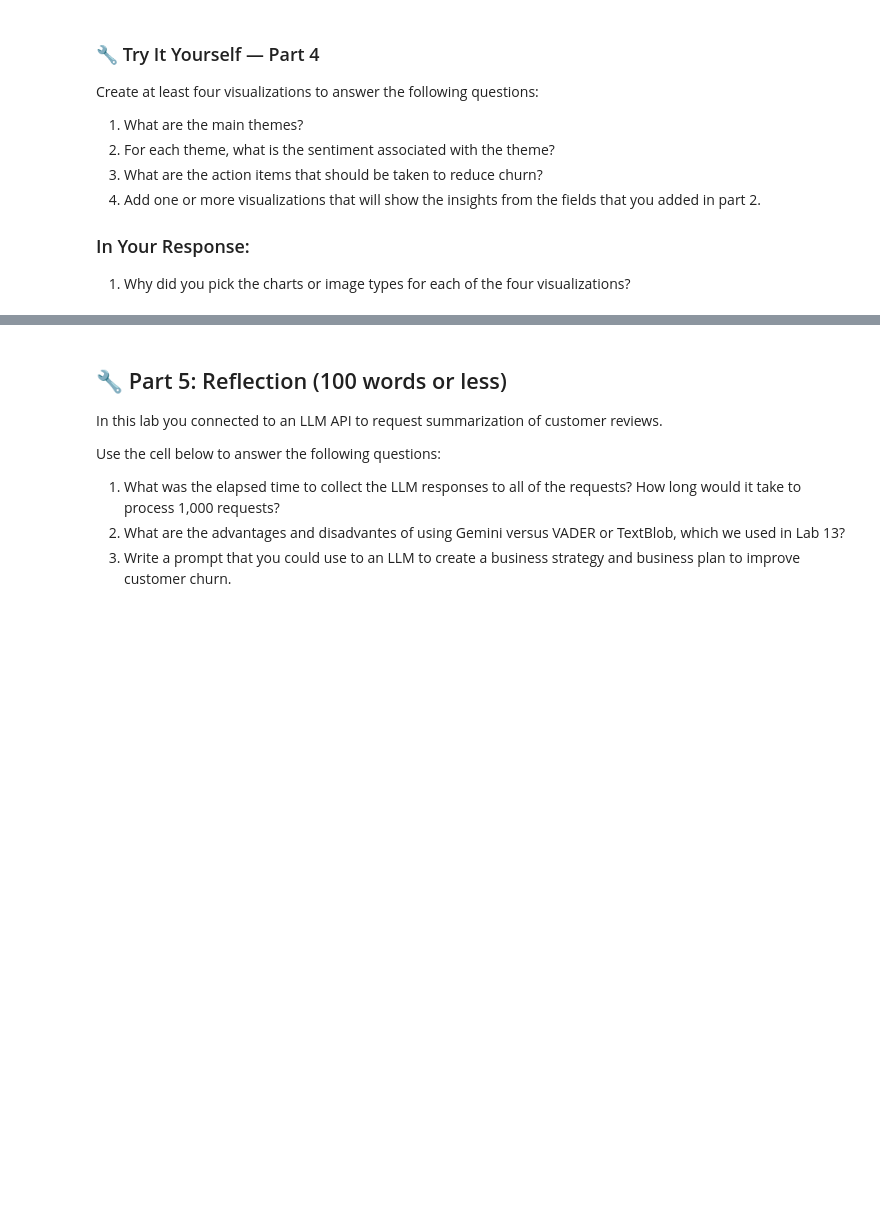
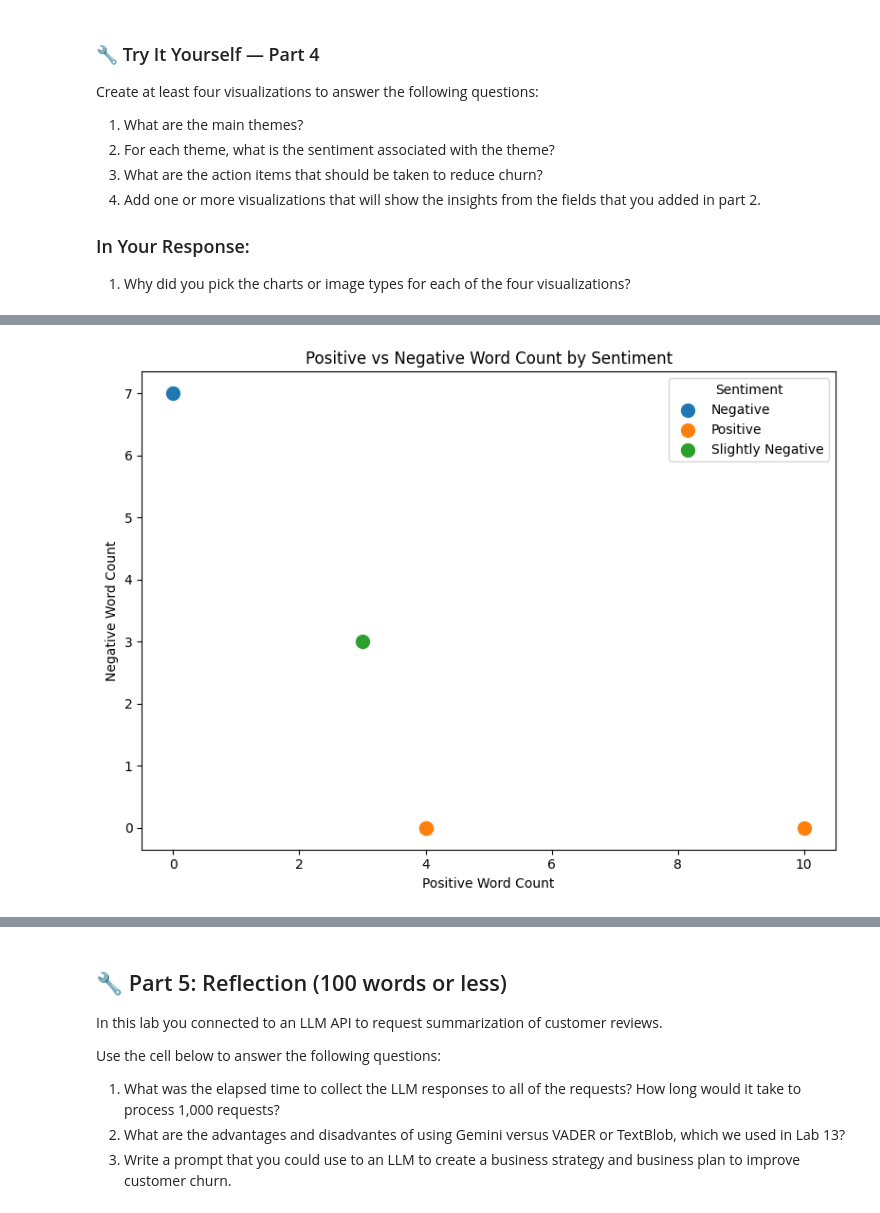
Before and after one commit to expely/Business-Analytics-Labs, a Jupyter notebook: Labs/lab_14_api.ipynb, the cells around one changed output, grey strips where cells are left out. Cells and saved outputs as stored; diff of their text form; code cells hidden in the pictures; blank space fills up the shorter version.

```diff
--- a/Labs/lab_14_api.ipynb
+++ b/Labs/lab_14_api.ipynb
@@ -155,0 +272,17 @@ Create at least four visualizations to answer the following questions:
+# %%
+# First, ensure the columns are numeric since they were parsed as text from the API
+results_df['Positive Word Count'] = pd.to_numeric(results_df['Positive Word Count'])
+results_df['Negative Word Count'] = pd.to_numeric(results_df['Negative Word Count'])
+
+fig, ax = plt.subplots(figsize=(8, 6))
+for sentiment, group in results_df.groupby('Sentiment'):
+    ax.scatter(group['Positive Word Count'], group['Negative Word Count'], label=sentiment, s=100)
+
+plt.title('Positive vs Negative Word Count by Sentiment')
+plt.xlabel('Positive Word Count')
+plt.ylabel('Negative Word Count')
+plt.legend(title='Sentiment')
+plt.tight_layout()
+plt.show()
+# %% [output]
+[figure, added]
```
Also changed, not shown: parts of 22 cells of this notebook.
